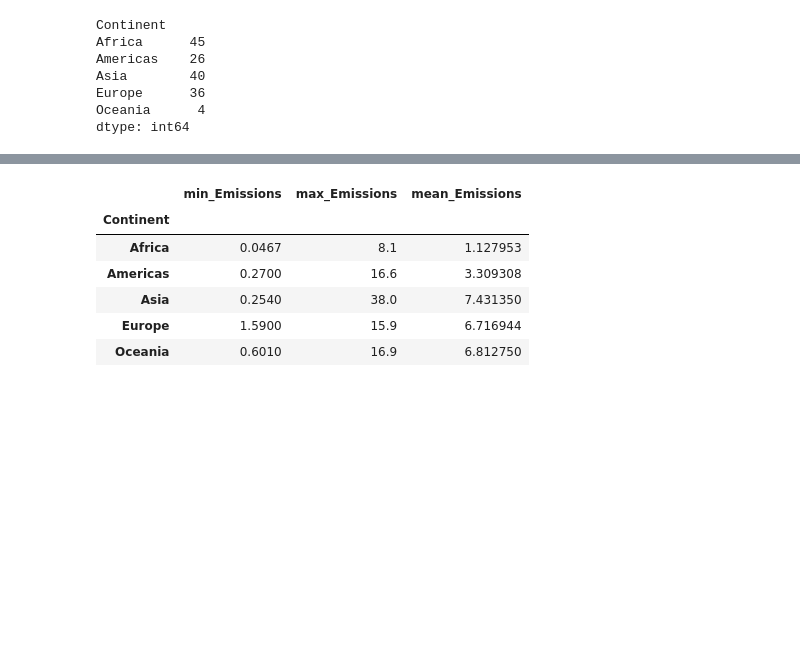
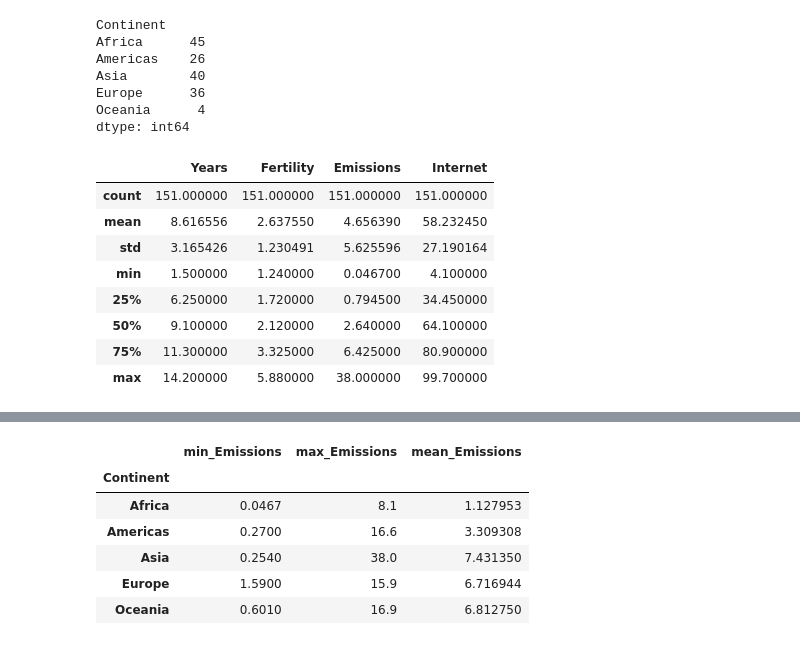
Before and after one commit to python-academy/AI_with_DSML, a Jupyter notebook: 05_Data_Wrangling/2 Manipulating data.ipynb, the cells around one changed output, grey strips where cells are left out. Saved outputs shown, nothing was run; the diff lists cells and outputs as text; code cells hidden in the pictures; blank space fills up the shorter version.

```diff
--- a/05_Data_Wrangling/2 Manipulating data.ipynb
+++ b/05_Data_Wrangling/2 Manipulating data.ipynb
@@ -124,6 +124,20 @@ Asia        40
 Europe      36
 Oceania      4
 dtype: int64
+# %%
+# Use describe on each feature
+
+country.describe()
+# %% [output]
+|  | Years | Fertility | Emissions | Internet |
+| count | 151.000000 | 151.000000 | 151.000000 | 151.000000 |
+| mean | 8.616556 | 2.637550 | 4.656390 | 58.232450 |
+| std | 3.165426 | 1.230491 | 5.625596 | 27.190164 |
+| min | 1.500000 | 1.240000 | 0.046700 | 4.100000 |
+| 25% | 6.250000 | 1.720000 | 0.794500 | 34.450000 |
+| 50% | 9.100000 | 2.120000 | 2.640000 | 64.100000 |
+| 75% | 11.300000 | 3.325000 | 6.425000 | 80.900000 |
+| max | 14.200000 | 5.880000 | 38.000000 | 99.700000 |
 # %%
 # Use describe on each feature for each continent
 
```
Also changed, not shown: 7 other files.
